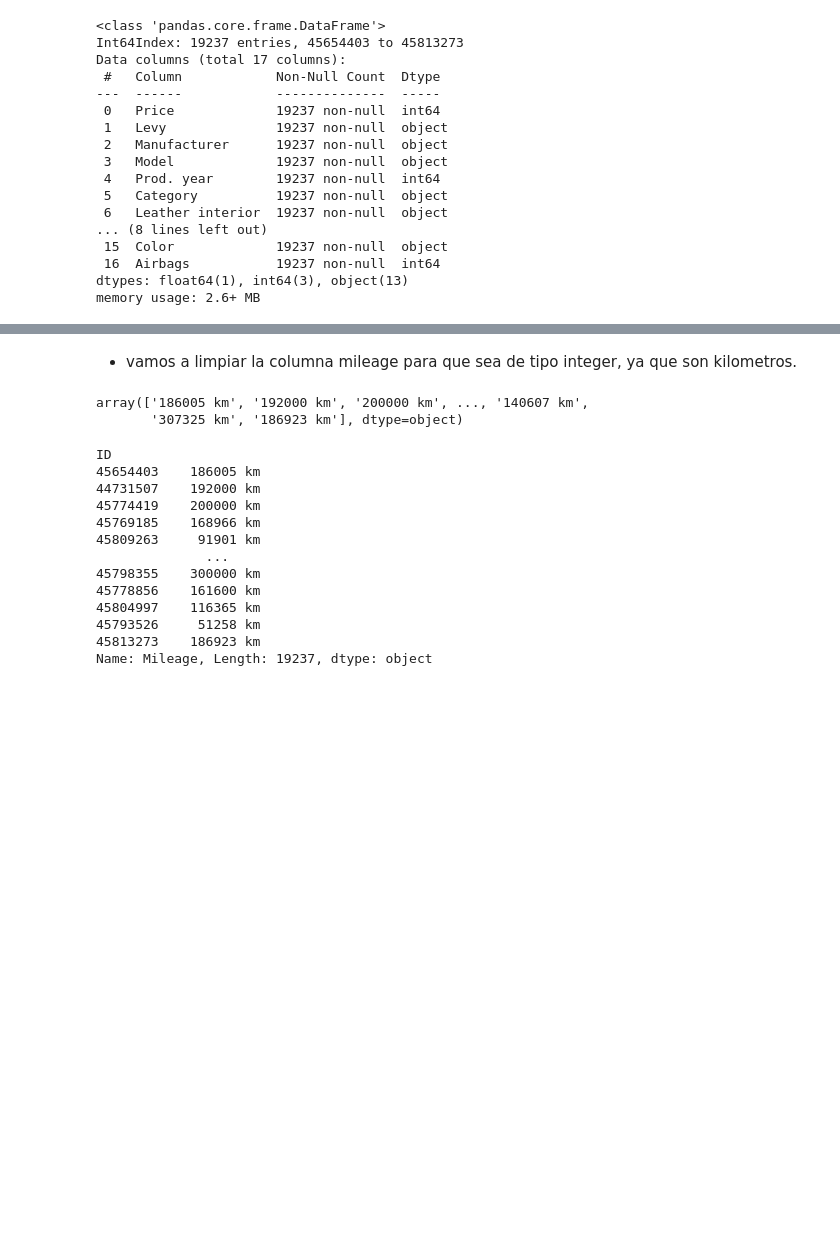
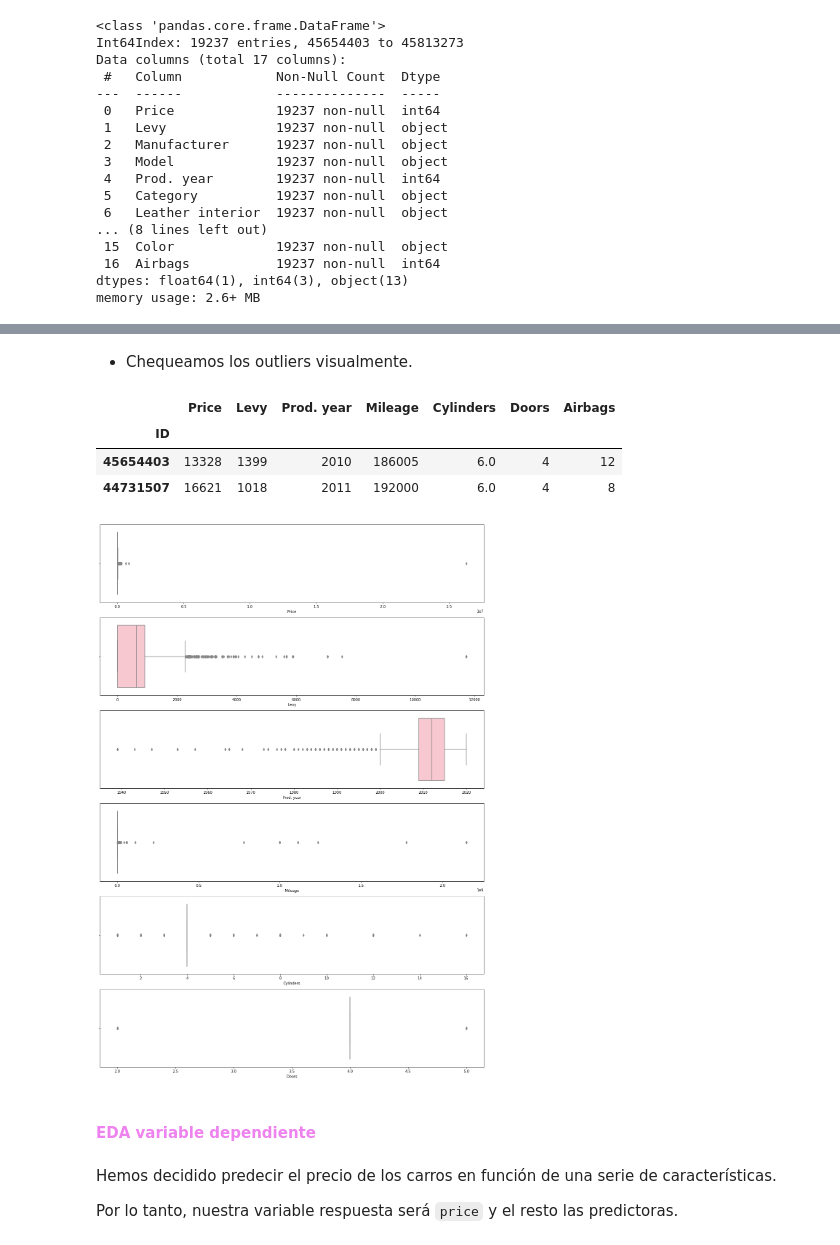
Before and after one commit to Adalab/DA-PROMO-B-MODULO-3-SPRINT-1-ANAIS-ARIANA, a Jupyter notebook: regresion_lineal/regresion_lineal_1.ipynb, the cells around one changed output, grey strips where cells are left out. Saved outputs shown, nothing was run; the diff lists cells and outputs as text; code cells hidden in the pictures; blank space fills up the shorter version.

```diff
--- a/regresion_lineal/regresion_lineal_1.ipynb
+++ b/regresion_lineal/regresion_lineal_1.ipynb
@@ -110,25 +229,30 @@ df.head(2)
-# %% [markdown]
-- vamos a limpiar la columna mileage para que sea de tipo integer, ya que son kilometros.
-# %%
-df["Mileage"].unique()
-# %% [output]
-array(['186005 km', '192000 km', '200000 km', ..., '140607 km',
-       '307325 km', '186923 km'], dtype=object)
-# %%
-df["Mileage"] = df["Mileage"].replace('km', " ")
-# %%
-df["Mileage"]
-# %% [output]
-ID
-45654403    186005 km
-44731507    192000 km
-45774419    200000 km
-45769185    168966 km
-45809263     91901 km
-              ...
-45798355    300000 km
-45778856    161600 km
-45804997    116365 km
-45793526     51258 km
-45813273    186923 km
-Name: Mileage, Length: 19237, dtype: object
+# %% [markdown]
+- Chequeamos los outliers visualmente.
+# %%
+numericas = df.select_dtypes(include=['int64', 'float64'])
+numericas.head(2)
+# %% [output]
+|  | Price | Levy | Prod. year | Mileage | Cylinders | Doors | Airbags |
+| ID |  |  |  |  |  |  |  |
+| 45654403 | 13328 | 1399 | 2010 | 186005 | 6.0 | 4 | 12 |
+| 44731507 | 16621 | 1018 | 2011 | 192000 | 6.0 | 4 | 8 |
+# %%
+fig, axes = plt.subplots(7, 1, figsize=(15,25))
+
+axes = axes.flat
+
+for indice, columna in enumerate(numericas.columns):
+    sns.boxplot(x = numericas[columna], data = df, ax=axes[indice], color = "pink"); # para trazar una línea de densidad
+
+
+plt.tight_layout()
+fig.delaxes(axes[-1])
+plt.show()
+# %% [output]
+[figure, added]
+# %% [markdown]
+#### <font color=violet> EDA variable dependiente
+# %% [markdown]
+Hemos decidido predecir el precio de los carros en función de una serie de características.
+
+Por lo tanto, nuestra variable respuesta será `price` y el resto las predictoras.
```
Also changed, not shown: parts of 44 cells of this notebook.
